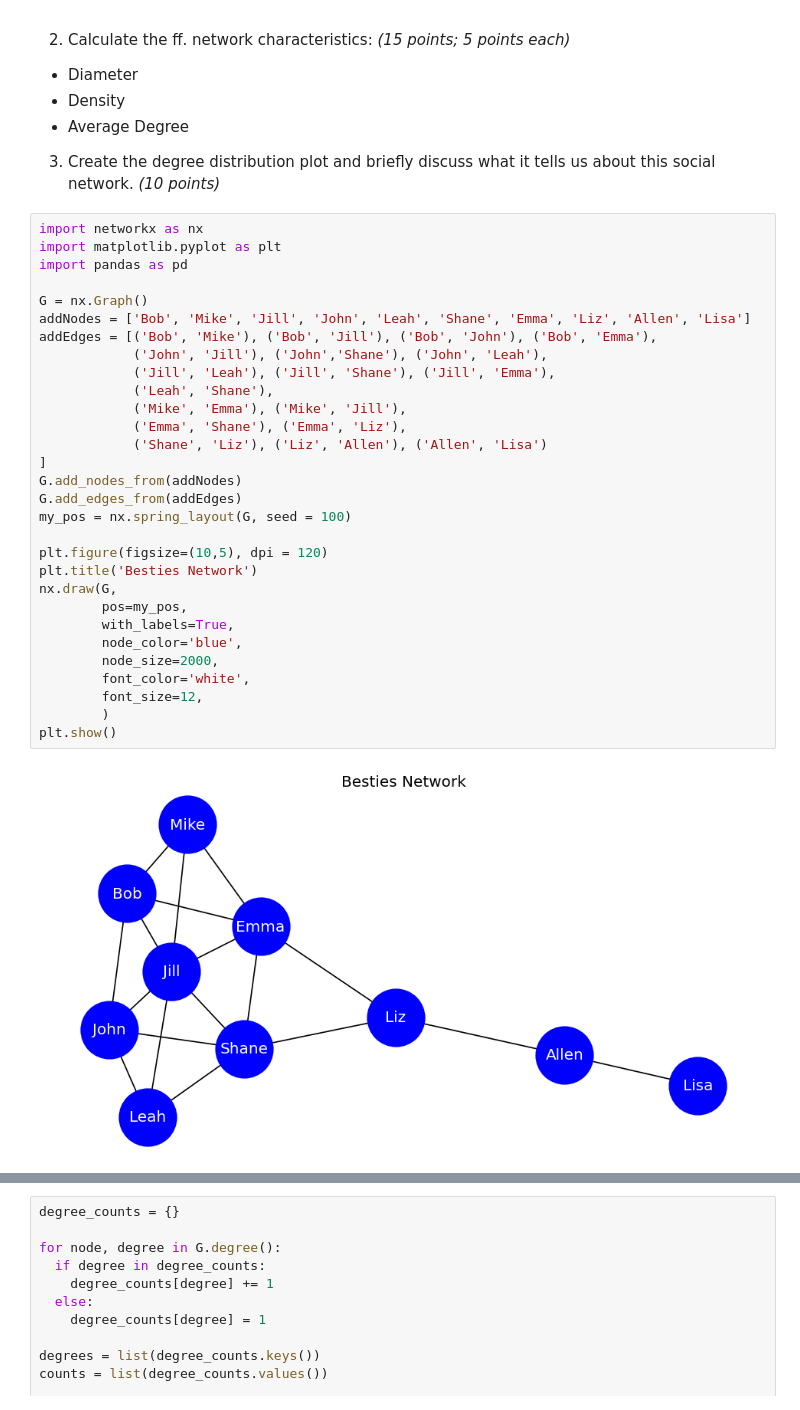
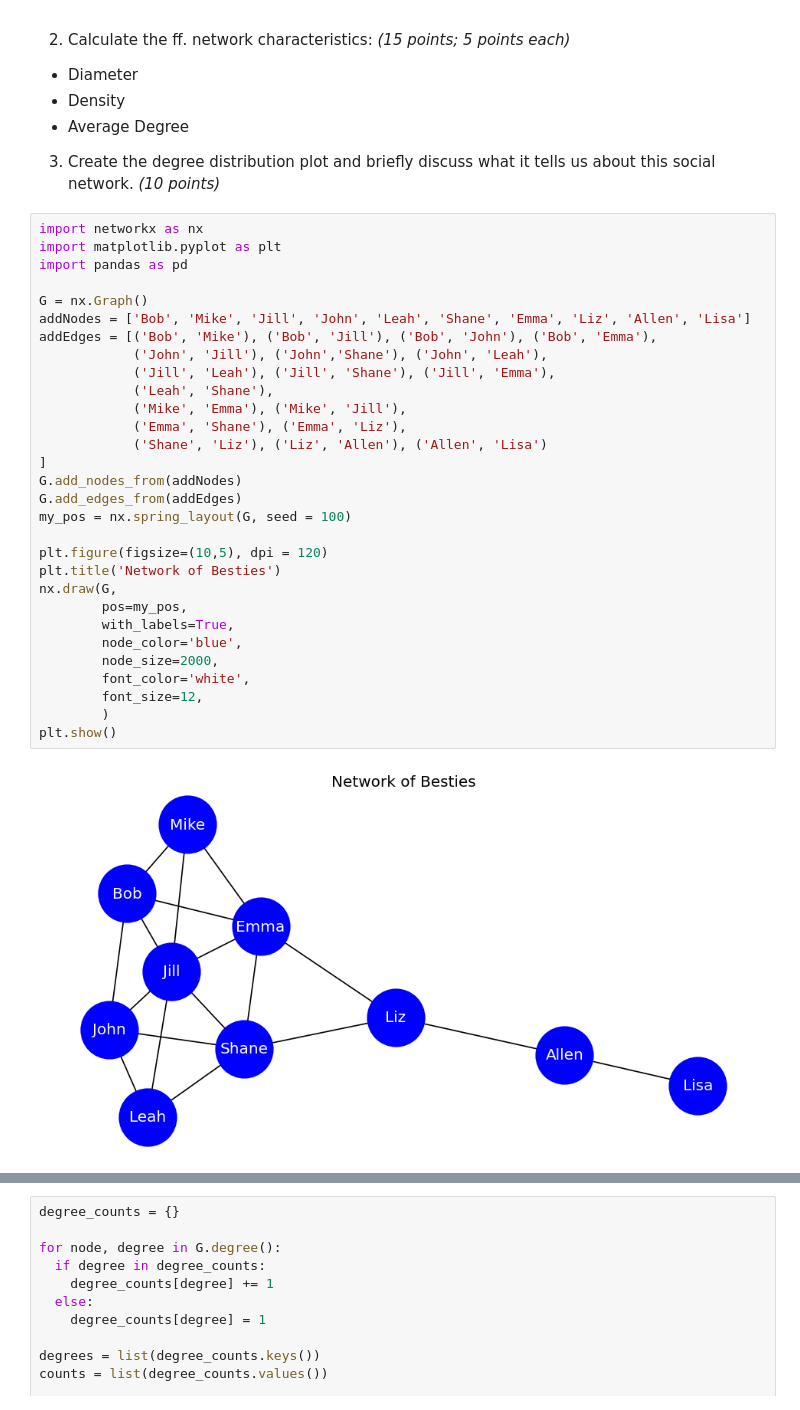
Before and after one commit to aiquiamjot/App_Physics157, a Jupyter notebook: submissions/AP157_lab_assignment_C1.ipynb, the cells around one changed output, grey strips where cells are left out. Saved outputs shown, nothing was run; the diff lists cells and outputs as text.

```diff
--- a/submissions/AP157_lab_assignment_C1.ipynb
+++ b/submissions/AP157_lab_assignment_C1.ipynb
@@ -50,35 +50,35 @@ For all parts of this assignment,  refer to the diagram of the sample social net
 # %%
 import networkx as nx
 import matplotlib.pyplot as plt
 import pandas as pd
 
 G = nx.Graph()
 addNodes = ['Bob', 'Mike', 'Jill', 'John', 'Leah', 'Shane', 'Emma', 'Liz', 'Allen', 'Lisa']
 addEdges = [('Bob', 'Mike'), ('Bob', 'Jill'), ('Bob', 'John'), ('Bob', 'Emma'),
             ('John', 'Jill'), ('John','Shane'), ('John', 'Leah'),
             ('Jill', 'Leah'), ('Jill', 'Shane'), ('Jill', 'Emma'),
             ('Leah', 'Shane'),
             ('Mike', 'Emma'), ('Mike', 'Jill'),
             ('Emma', 'Shane'), ('Emma', 'Liz'),
             ('Shane', 'Liz'), ('Liz', 'Allen'), ('Allen', 'Lisa')
 ]
 G.add_nodes_from(addNodes)
 G.add_edges_from(addEdges)
 my_pos = nx.spring_layout(G, seed = 100)
 
 plt.figure(figsize=(10,5), dpi = 120)
-plt.title('Besties Network')
+plt.title('Network of Besties')
 nx.draw(G,
         pos=my_pos,
         with_labels=True,
         node_color='blue',
         node_size=2000,
         font_color='white',
         font_size=12,
         )
 plt.show()
 # %% [output]
-[figure, old version]
+[figure, new version]
 # %%
 nodes = G.number_of_nodes()
 edges = G.number_of_edges()
```
Also changed, not shown: parts of 7 cells of this notebook.
